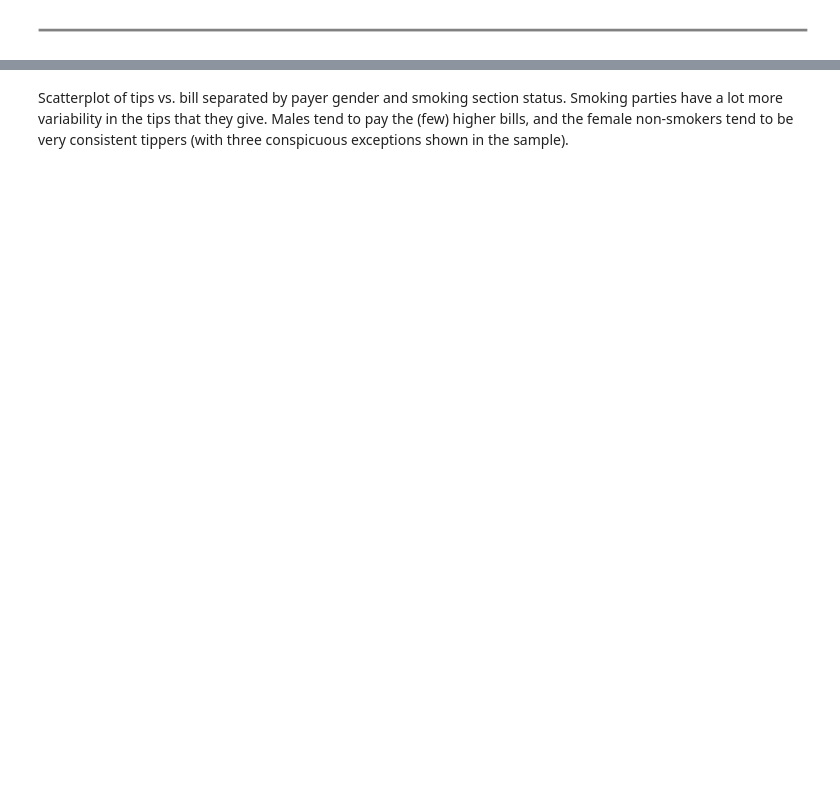
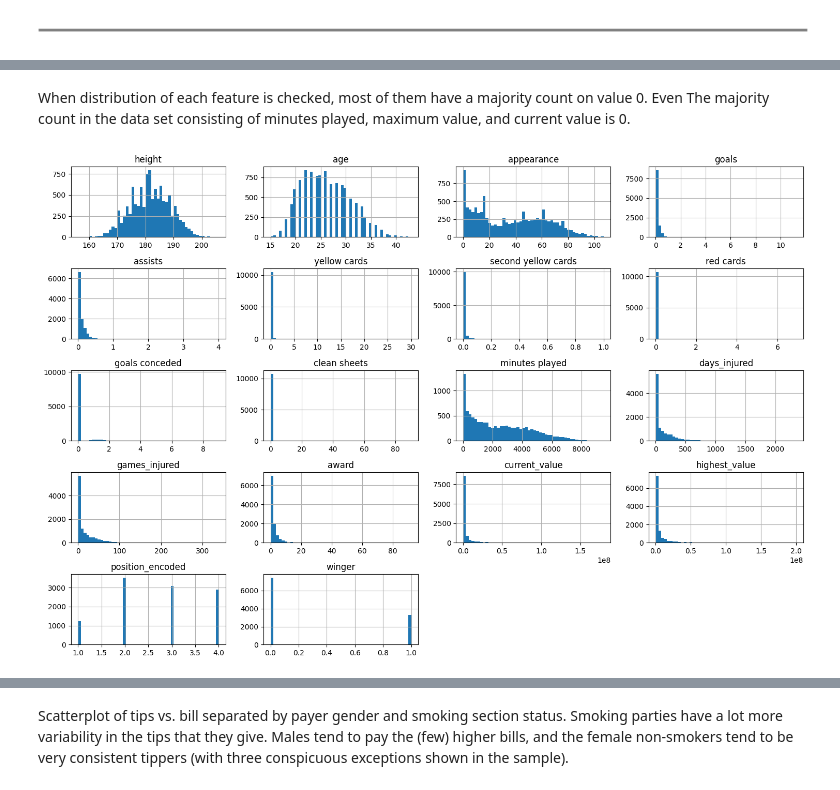
Before and after one commit to ismailsangu/IE423-TASK, a Jupyter notebook: Value of Player.ipynb, the cells around one changed output, grey strips where cells are left out. Drawn from its saved outputs; the diff is of its cells as text; code cells hidden in the pictures; blank space fills up the shorter version.

```diff
--- a/Value of Player.ipynb
+++ b/Value of Player.ipynb
@@ -116,0 +142,8 @@ Points below the line correspond to tips that are lower than expected (for that
+# %% [markdown]
+When distribution of each feature is checked, most of them have a majority count on value 0. Even The majority count in the data set consisting of minutes played, maximum value, and current value is 0.
+# %%
+dfValue.hist(figsize=(15,10),bins=50)
+plt.tight_layout()
+plt.show()
+# %% [output]
+[figure, added]
```
Also changed, not shown: parts of 47 cells of this notebook.
